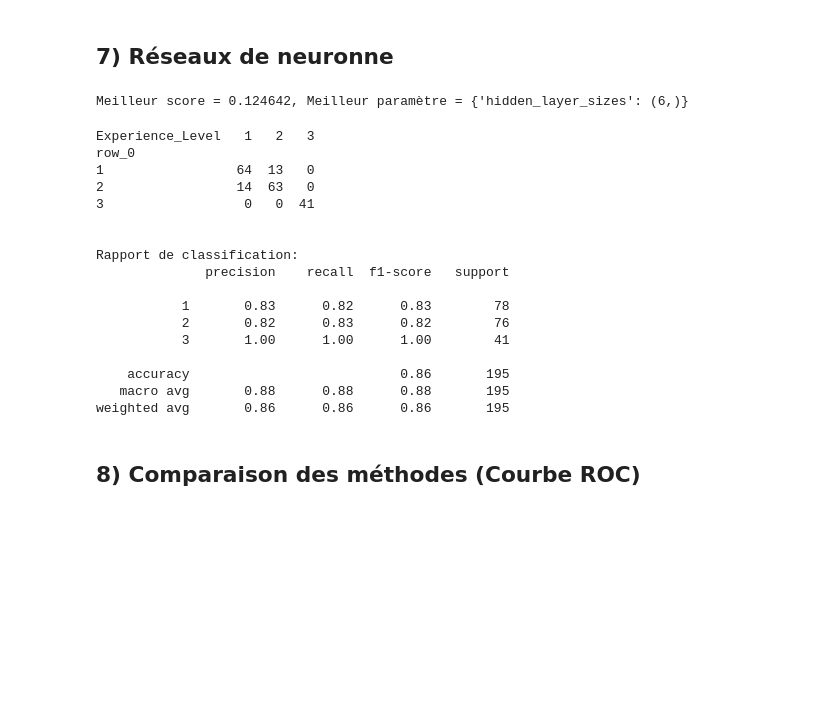
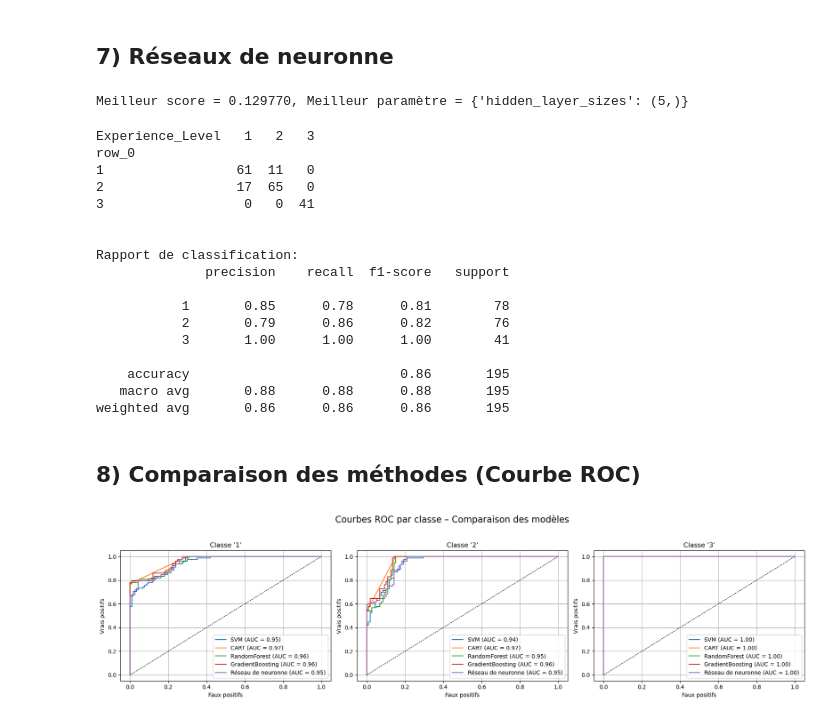
Before and after one commit to albanevergnes/projetML, a Jupyter notebook: Projet_python.ipynb, the cells around one changed output. Drawn from its saved outputs; the diff is of its cells as text; code cells hidden in the pictures; blank space fills up the shorter version.

Commit message:
python-comparaison

```diff
--- a/Projet_python.ipynb
+++ b/Projet_python.ipynb
@@ -903,7 +903,7 @@ L’évaluation des modèles de régression logistique à travers les courbes RO
 ## 3)SVM
 # %%
 param=[{"C":[0.4,0.5,0.6,0.8,1,1.4]}]
-svm= GridSearchCV(SVC(),param,cv=10,n_jobs=-1)
+svm= GridSearchCV(SVC(probability=True),param,cv=10,n_jobs=-1)
 svmOpt=svm.fit(Xb_train, Yb_train)
 # paramètre optimal
 print("Meilleur score = %f, Meilleur paramètre = %s" % (1. - svmOpt.best_score_,svmOpt.best_params_))
@@ -1091,12 +1089,12 @@ weighted avg       0.90      0.89      0.89       195
 ## 7) Réseaux de neuronne
 # %%
 param_grid=[{"hidden_layer_sizes":list([(5,),(6,),(7,),(8,)])}]
-nnet= GridSearchCV(MLPClassifier(max_iter=500),param_grid,cv=10,n_jobs=-1)
+nnet= GridSearchCV(MLPClassifier(max_iter=10000),param_grid,cv=10,n_jobs=-1)
 nnetOpt=nnet.fit(Xb_train, Yb_train)
 # paramètre optimal
 print("Meilleur score = %f, Meilleur paramètre = %s" % (1. - nnetOpt.best_score_,nnetOpt.best_params_))
 # %% [output]
-Meilleur score = 0.124642, Meilleur paramètre = {'hidden_layer_sizes': (6,)}
+Meilleur score = 0.129770, Meilleur paramètre = {'hidden_layer_sizes': (5,)}
 # %%
 # Estimation de l'erreur de prévision sur le test
 acuracy_MLPC=nnetOpt.score(Xb_test,Yb_test)
@@ -1115,16 +1113,16 @@ print(classification_report(Yb_test, y_chap5))
 # %% [output]
 Experience_Level   1   2   3
 row_0
-1                 64  13   0
-2                 14  63   0
+1                 61  11   0
+2                 17  65   0
 3                  0   0  41
 
 
 Rapport de classification:
               precision    recall  f1-score   support
 
-           1       0.83      0.82      0.83        78
-           2       0.82      0.83      0.82        76
+           1       0.85      0.78      0.81        78
+           2       0.79      0.86      0.82        76
            3       1.00      1.00      1.00        41
 
     accuracy                           0.86       195
@@ -1132,3 +1130,45 @@ Rapport de classification:
 weighted avg       0.86      0.86      0.86       195
 # %% [markdown]
 ## 8) Comparaison des méthodes (Courbe ROC)
+# %%
+listMethod=[["SVM",svmOpt],["CART",treeOpt],["RandomForest",rfOpt],["GradientBoosting",gbmOpt],["Réseau de neuronne",nnetOpt]]
+# %%
+# Supprimer les warnings
+warnings.filterwarnings('ignore')
+
+# Encodage des classes (ex: 'low', 'medium', 'high') en 0,1,2
+le = LabelEncoder()
+Yb_train_enc = le.fit_transform(Yb_train)
+Yb_test_enc = le.transform(Yb_test)
+classes = le.classes_  # ['high', 'low', 'medium'] par exemple
+
+# Binarisation des classes test (pour One-vs-Rest)
+Yb_test_bin = label_binarize(Yb_test_enc, classes=range(len(classes)))
+
+# Création des sous-graphes
+fig, axes = plt.subplots(1, len(classes), figsize=(18, 5))
+
+for i, class_label in enumerate(classes):
+    ax = axes[i]
+    for name, model in listMethod:
+        clf = OneVsRestClassifier(model)
+        clf.fit(Xb_train, Yb_train_enc)
+        probas_ = clf.predict_proba(Xb_test)
+
+        fpr, tpr, _ = roc_curve(Yb_test_bin[:, i], probas_[:, i])
+        auc_score = auc(fpr, tpr)
+
+        ax.plot(fpr, tpr, lw=1.5, label=f"{name} (AUC = {auc_score:.2f})")
+
+    ax.plot([0, 1], [0, 1], 'k--', lw=0.8)
+    ax.set_xlabel("Faux positifs")
+    ax.set_ylabel("Vrais positifs")
+    ax.set_title(f"Classe '{class_label}'")
+    ax.legend(loc="lower right")
+    ax.grid(True)
+
+plt.suptitle("Courbes ROC par classe – Comparaison des modèles", fontsize=16)
+plt.tight_layout(rect=[0, 0.03, 1, 0.95])
+plt.show()
+# %% [output]
+[figure, added]
```
Also changed, not shown: parts of 24 cells of this notebook, 1 other file.
